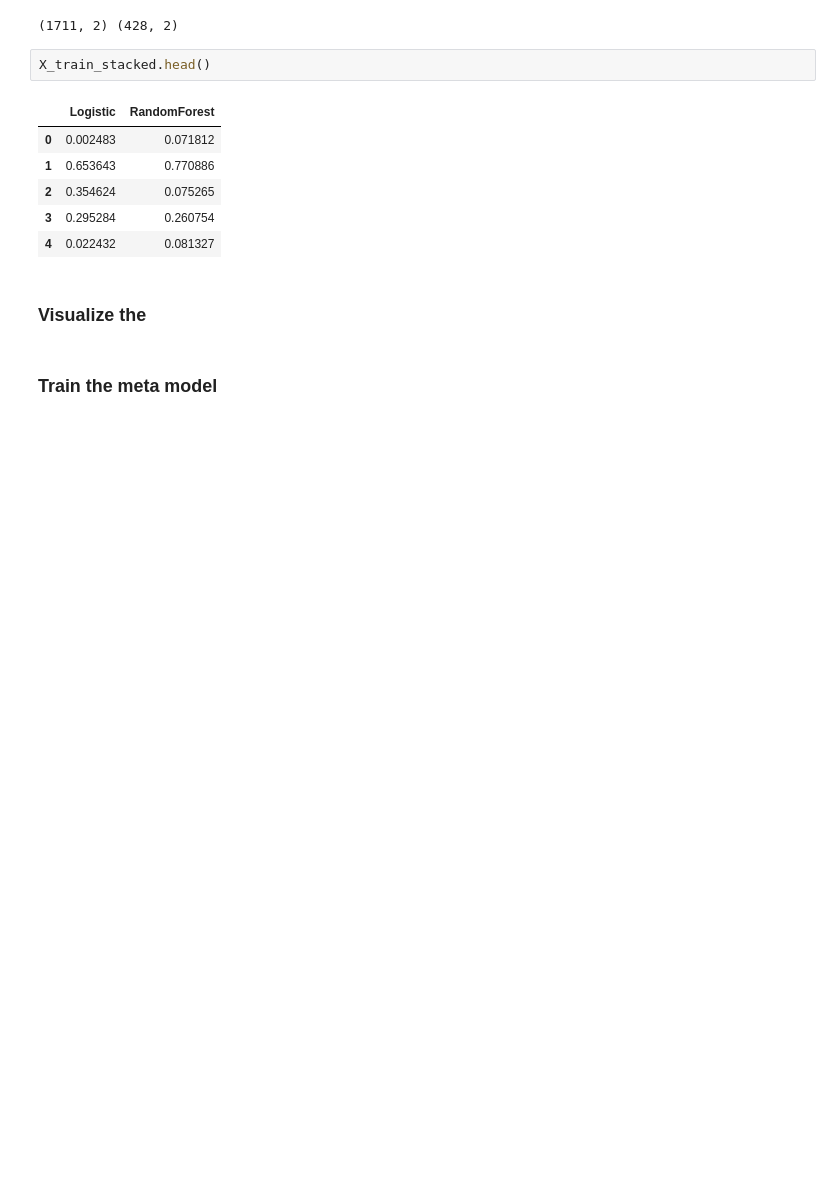
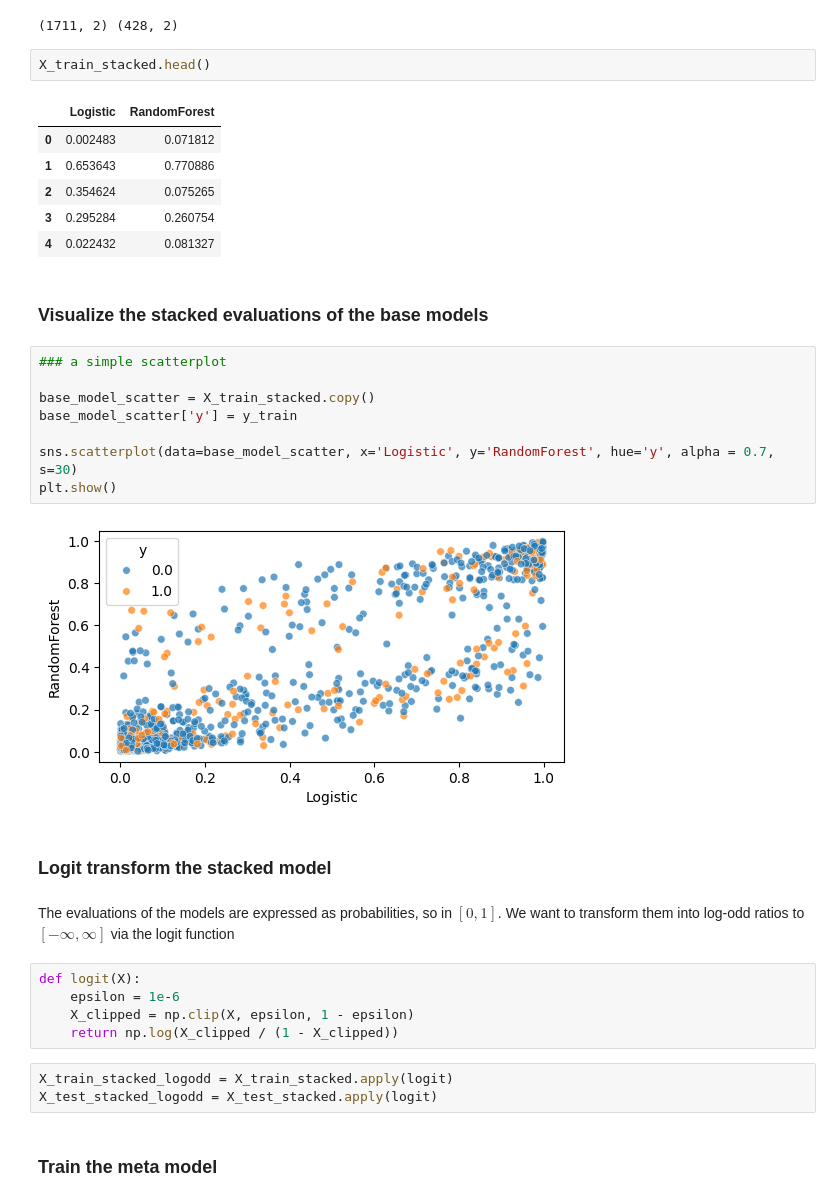
Before and after one commit to AlexanderBusa/ProgettoTeam2, a Jupyter notebook: meta_model.ipynb, the cells around one changed output. Saved outputs shown, nothing was run; the diff lists cells and outputs as text; blank space fills up the shorter version.

```diff
--- a/meta_model.ipynb
+++ b/meta_model.ipynb
@@ -178,6 +178,28 @@ X_train_stacked.head()
 | 3 | 0.295284 | 0.260754 |
 | 4 | 0.022432 | 0.081327 |
 # %% [markdown]
-### Visualize the
+### Visualize the stacked evaluations of the base models
+# %%
+### a simple scatterplot
+
+base_model_scatter = X_train_stacked.copy()
+base_model_scatter['y'] = y_train
+
+sns.scatterplot(data=base_model_scatter, x='Logistic', y='RandomForest', hue='y', alpha = 0.7, s=30)
+plt.show()
+# %% [output]
+[figure, added]
+# %% [markdown]
+### Logit transform the stacked model
+# %% [markdown]
+The evaluations of the models are expressed as probabilities, so in $[0,1]$. We want to transform them into log-odd ratios to $[-\infty,\infty]$ via the logit function
+# %%
+def logit(X):
+    epsilon = 1e-6
+    X_clipped = np.clip(X, epsilon, 1 - epsilon)
+    return np.log(X_clipped / (1 - X_clipped))
+# %%
+X_train_stacked_logodd = X_train_stacked.apply(logit)
+X_test_stacked_logodd = X_test_stacked.apply(logit)
 # %% [markdown]
 ### Train the meta model
```
Also changed, not shown: parts of 9 cells of this notebook.
